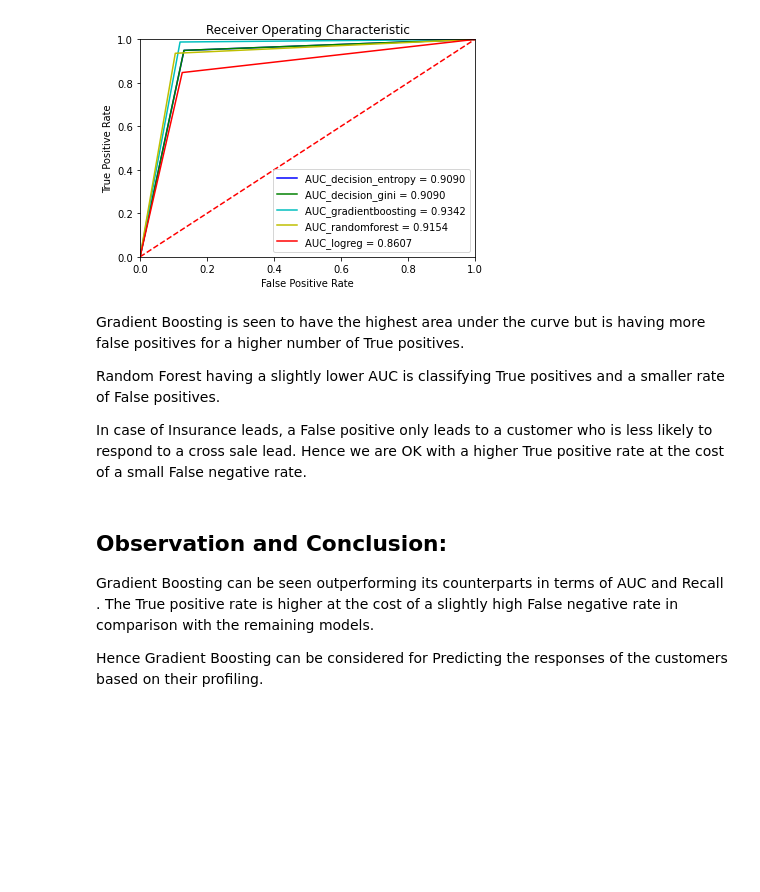
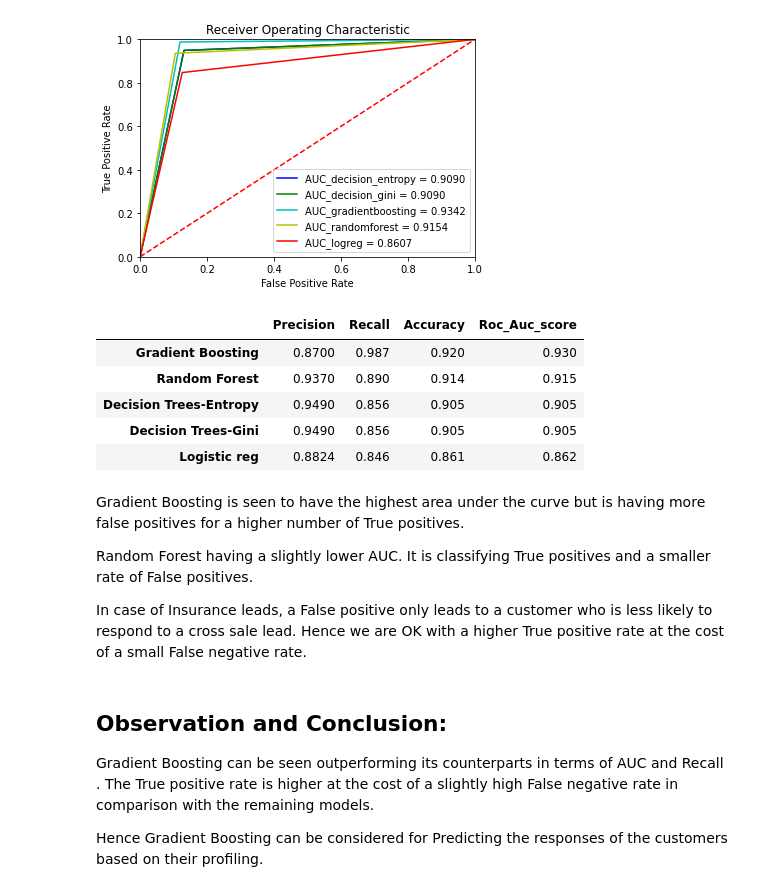
Before and after one commit to poojithabhat/Insurance-Cross-Sales-classification-Capstone, a Jupyter notebook: Modeling.ipynb, the cells around one changed output. Saved outputs shown, nothing was run; the diff lists cells and outputs as text; code cells hidden in the pictures; blank space fills up the shorter version.

```diff
--- a/Modeling.ipynb
+++ b/Modeling.ipynb
@@ -515,10 +530,19 @@ plt.xlabel('False Positive Rate')
 plt.show()
 # %% [output]
 [figure]
+# %%
+pd.DataFrame(dict({'Precision':[0.87, 0.937,0.949,0.949, 0.8824 ], 'Recall': [0.987, 0.89, 0.856,0.856, 0.846  ], 'Accuracy' : [0.92, 0.914, 0.905, 0.905, 0.861], 'Roc_Auc_score' :[0.93, 0.915, 0.905, 0.905, 0.862 ]}), index = ['Gradient Boosting', 'Random Forest', 'Decision Trees-Entropy', 'Decision Trees-Gini', 'Logistic reg' ])
+# %% [output]
+|  | Precision | Recall | Accuracy | Roc_Auc_score |
+| Gradient Boosting | 0.8700 | 0.987 | 0.920 | 0.930 |
+| Random Forest | 0.9370 | 0.890 | 0.914 | 0.915 |
+| Decision Trees-Entropy | 0.9490 | 0.856 | 0.905 | 0.905 |
+| Decision Trees-Gini | 0.9490 | 0.856 | 0.905 | 0.905 |
+| Logistic reg | 0.8824 | 0.846 | 0.861 | 0.862 |
 # %% [markdown]
 Gradient Boosting is seen to have the highest area under the curve but is having more false positives for a higher number of True positives.
 
-Random Forest having a slightly lower AUC is classifying True positives and a smaller rate of False positives.
+Random Forest having a slightly lower AUC. It is classifying True positives and a smaller rate of False positives.
 
 In case of Insurance leads, a False positive only leads to a customer who is less likely to respond to a cross sale lead. Hence we are OK with a higher True positive rate at the cost of a small False negative rate.
 # %% [markdown]
```
Also changed, not shown: parts of 4 cells of this notebook.
